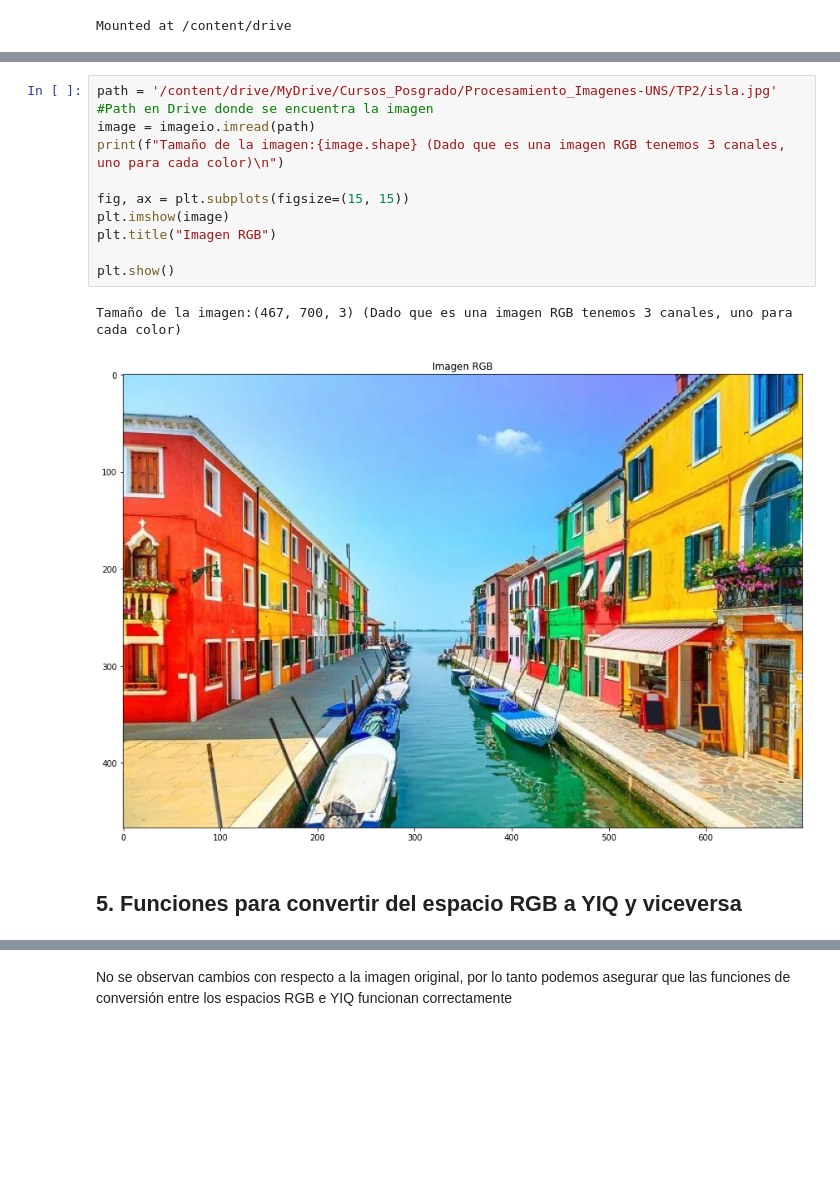
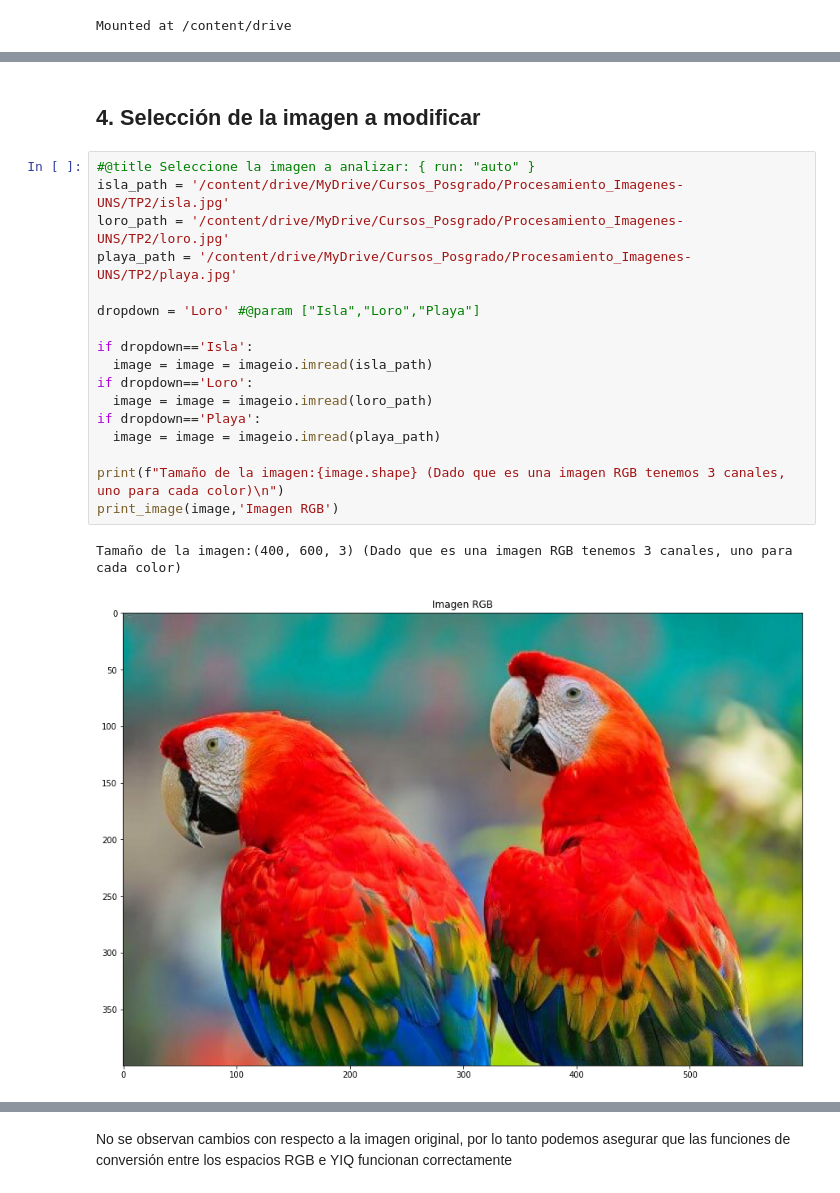
Before and after one commit to nicolassalomon96/procesamiento_imagenes_UNS, a Jupyter notebook: TP2/parte_1_rgb_to_yiq.ipynb, the cells around one changed output, grey strips where cells are left out. Saved outputs shown, nothing was run; the diff lists cells and outputs as text; blank space fills up the shorter version.

```diff
--- a/TP2/parte_1_rgb_to_yiq.ipynb
+++ b/TP2/parte_1_rgb_to_yiq.ipynb
@@ -46,15 +205,22 @@ def save_button(image,full_path):
+# %% [markdown]
+## 4. Selección de la imagen a modificar
 # %%
-path = '/content/drive/MyDrive/Cursos_Posgrado/Procesamiento_Imagenes-UNS/TP2/isla.jpg' #Path en Drive donde se encuentra la imagen
-image = imageio.imread(path)
+#@title Seleccione la imagen a analizar: { run: "auto" }
+isla_path = '/content/drive/MyDrive/Cursos_Posgrado/Procesamiento_Imagenes-UNS/TP2/isla.jpg'
+loro_path = '/content/drive/MyDrive/Cursos_Posgrado/Procesamiento_Imagenes-UNS/TP2/loro.jpg'
+playa_path = '/content/drive/MyDrive/Cursos_Posgrado/Procesamiento_Imagenes-UNS/TP2/playa.jpg'
+
+dropdown = 'Loro' #@param ["Isla","Loro","Playa"]
+
+if dropdown=='Isla':
+  image = image = imageio.imread(isla_path)
+if dropdown=='Loro':
+  image = image = imageio.imread(loro_path)
+if dropdown=='Playa':
+  image = image = imageio.imread(playa_path)
+
 print(f"Tamaño de la imagen:{image.shape} (Dado que es una imagen RGB tenemos 3 canales, uno para cada color)\n")
-
-fig, ax = plt.subplots(figsize=(15, 15))
-plt.imshow(image)
-plt.title("Imagen RGB")
-
-plt.show()
+print_image(image,'Imagen RGB')
 # %% [output]
-Tamaño de la imagen:(467, 700, 3) (Dado que es una imagen RGB tenemos 3 canales, uno para cada color)
+Tamaño de la imagen:(400, 600, 3) (Dado que es una imagen RGB tenemos 3 canales, uno para cada color)
-[figure, old version]
+[figure, new version]
-# %% [markdown]
-## 5. Funciones para convertir del espacio RGB a YIQ y viceversa
```
Also changed, not shown: parts of 22 cells of this notebook.
